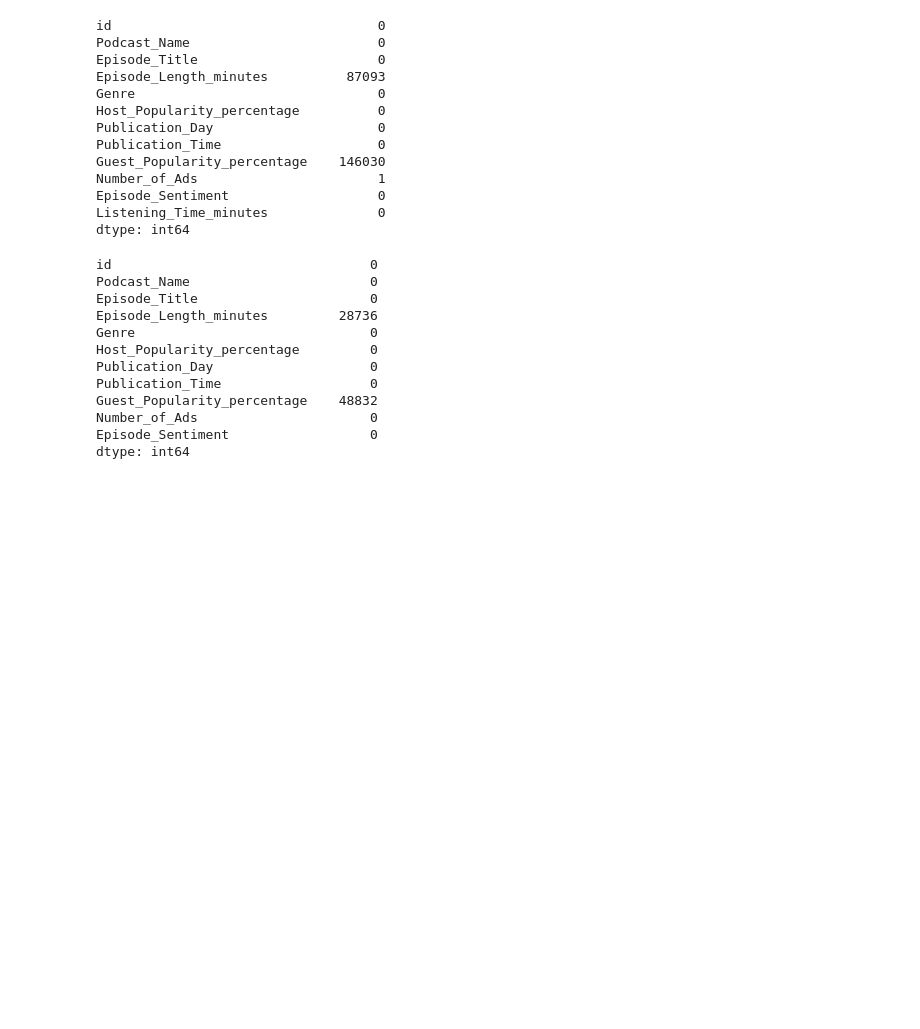
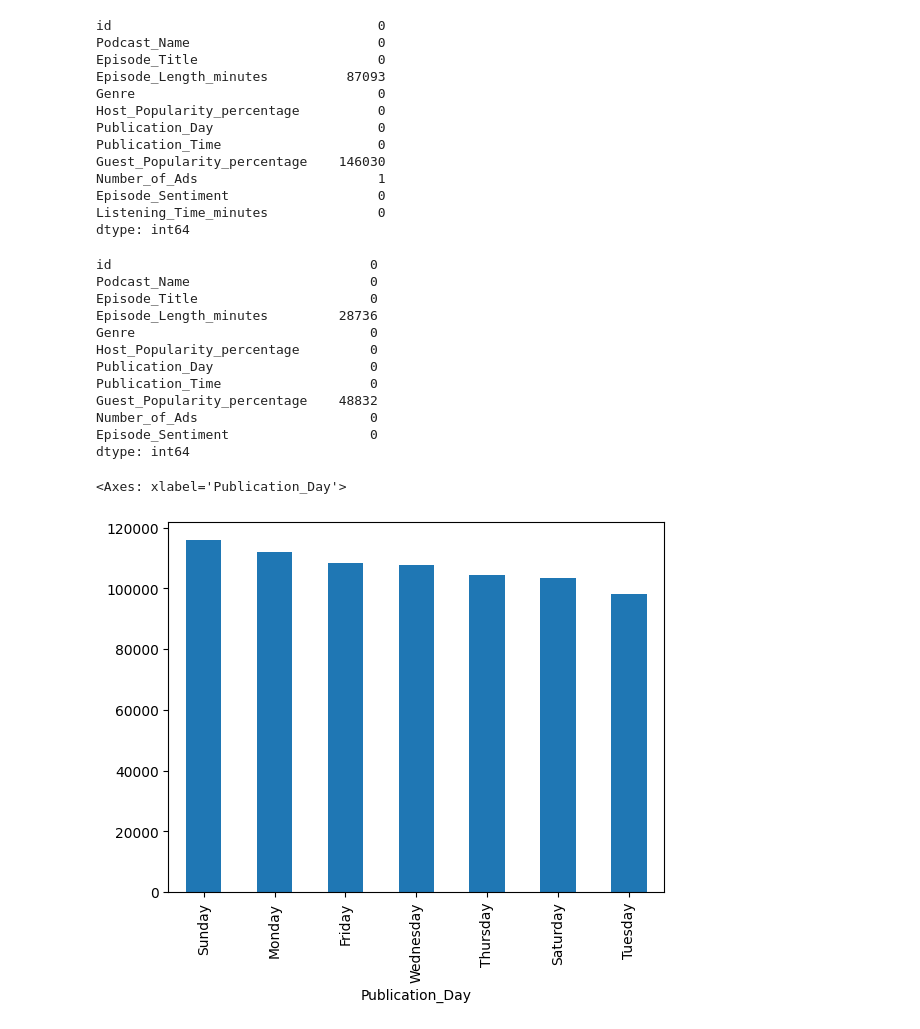
Before and after one commit to roshanJayasekara/Predict-Podcast-Listening-Time, a Jupyter notebook: predicting-podcast-listening-time.ipynb, the cells around one changed output. Saved outputs shown, nothing was run; the diff lists cells and outputs as text; code cells hidden in the pictures; blank space fills up the shorter version.

Commit message:
Kaggle Notebook | Predicting podcast listening time | Version 3

```diff
--- a/predicting-podcast-listening-time.ipynb
+++ b/predicting-podcast-listening-time.ipynb
@@ -104,3 +119,11 @@ Guest_Popularity_percentage    48832
 Number_of_Ads                      0
 Episode_Sentiment                  0
 dtype: int64
+# %%
+df_train['Guest_Popularity_percentage'] = df_train.groupby(by= ['Podcast_Name','Genre'])['Guest_Popularity_percentage'].transform(
+    lambda x: x.fillna(x.mean())
+)
+
+df_train['Episode_Length_minutes'] = df_train.groupby(by= ['Podcast_Name','Genre'])['Episode_Length_minutes'].transform(
+    lambda x: x.fillna(x.mean())
+)
@@ -106,0 +138,5 @@ dtype: int64
+# %%
+df_train["Publication_Day"].value_counts().plot(kind= "bar")
+# %% [output]
+<Axes: xlabel='Publication_Day'>
+[figure, added]
```
Also changed, not shown: parts of 13 cells of this notebook.
